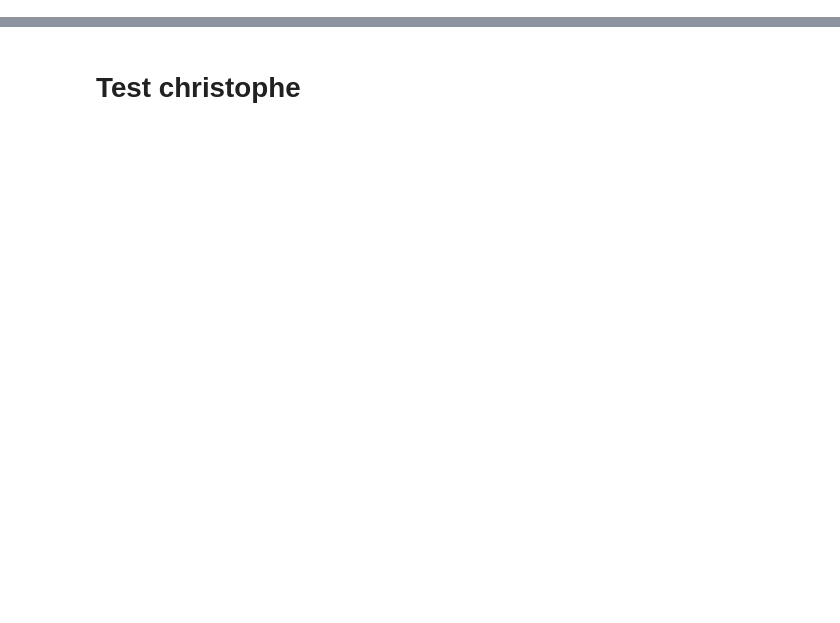
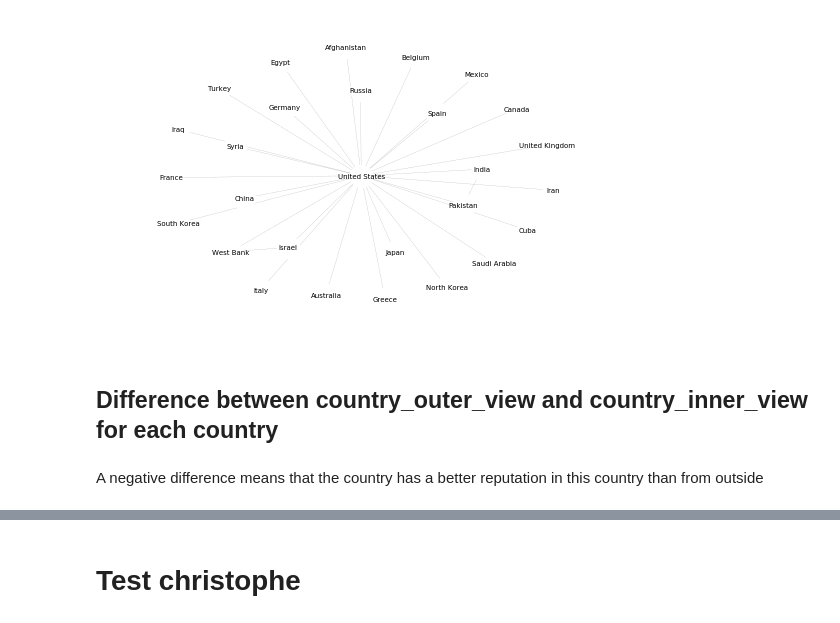
Before and after one commit to NatGr/projectAdA, a Jupyter notebook: tests_christophe.ipynb, the cells around one changed output, grey strips where cells are left out. Drawn from its saved outputs; the diff is of its cells as text; code cells hidden in the pictures; blank space fills up the shorter version.

```diff
--- a/tests_christophe.ipynb
+++ b/tests_christophe.ipynb
@@ -24,0 +172,9 @@ media_to_country_view = pd.read_csv(os.path.join(DATA_DIR, 'media_to_country_vie
+# %%
+subgraph_USA_lite = graphe_negative_avg_story.subgraph(['United States']+list(graphe_negative_avg_story.neighbors('United States')))
+nx.draw_spring(subgraph_USA_lite, with_labels=True, node_size=500,font_size=7, width=0.2 , node_color='w' ,linewidths=1, style='dotted')
+country_negative_USA_lite = np.asarray(subgraph_USA_lite.node)
+plt.savefig('graph_USA.png')
+# %% [output]
+[figure, added]
+# %% [markdown]
+## Difference between country_outer_view and country_inner_view for each country
@@ -24,0 +196,2 @@ media_to_country_view = pd.read_csv(os.path.join(DATA_DIR, 'media_to_country_vie
+# %% [markdown]
+A negative difference means that the country has a better reputation in this country than from outside
```
Also changed, not shown: parts of 64 cells of this notebook.
